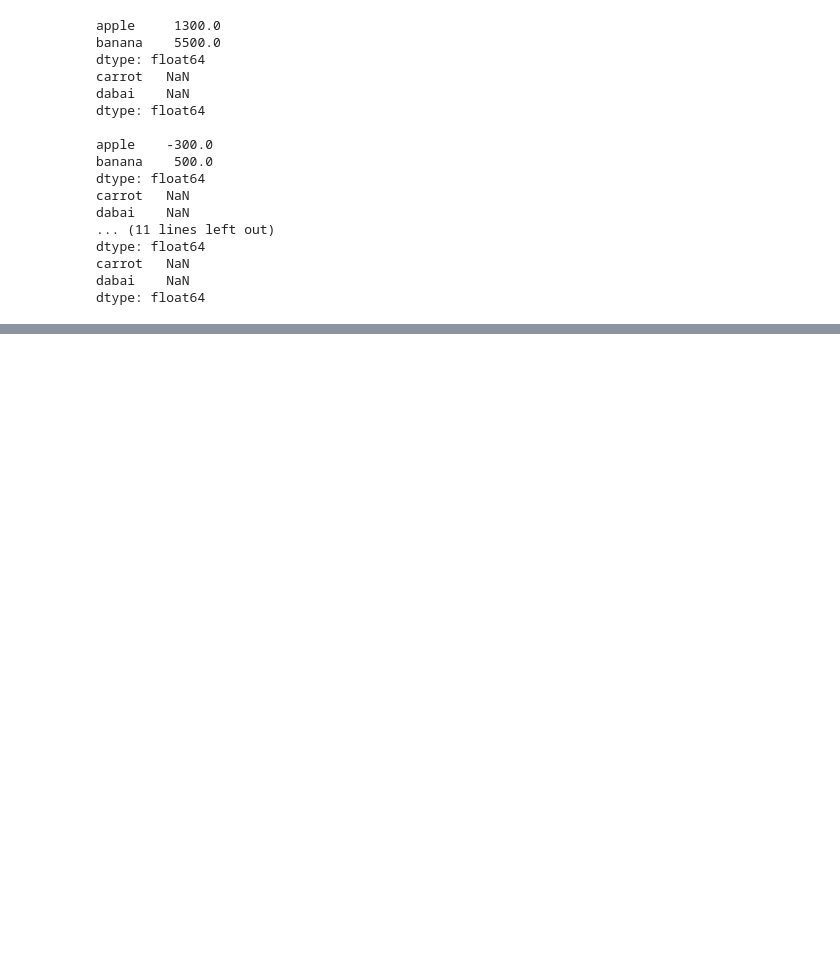
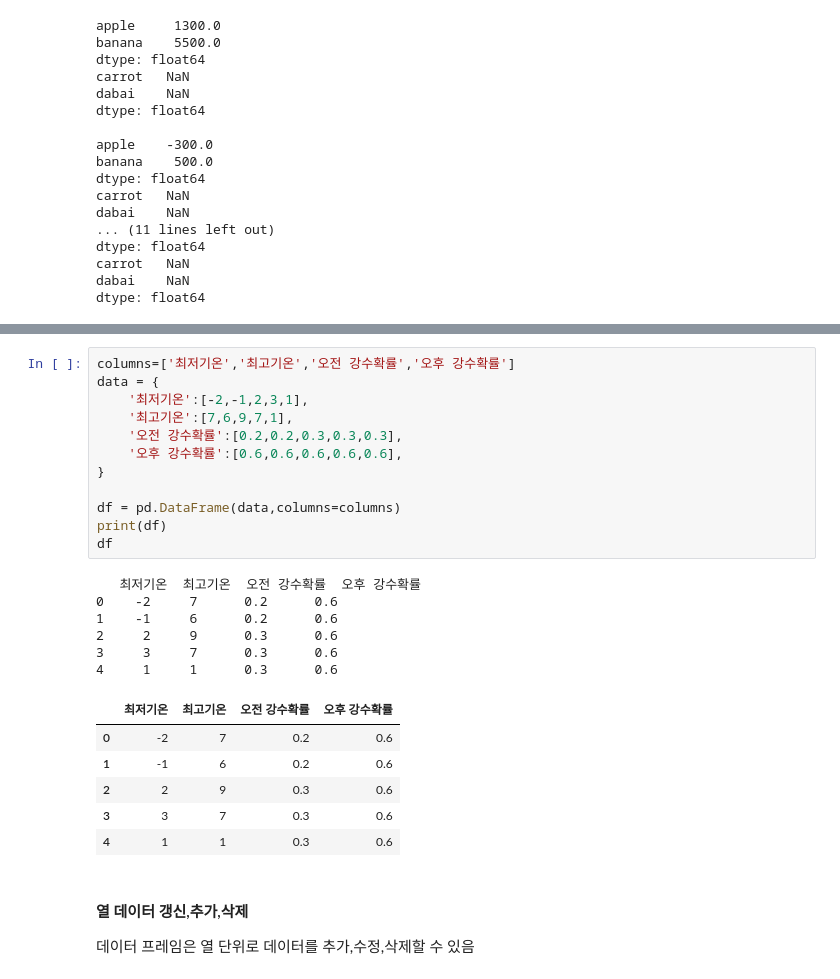
Before and after one commit to pjh753156a/python-basic, a Jupyter notebook: python_numpy/pandas/pandas_class.ipynb, the cells around one changed output, grey strips where cells are left out. Drawn from its saved outputs; the diff is of its cells as text; blank space fills up the shorter version.

```diff
--- a/python_numpy/pandas/pandas_class.ipynb
+++ b/python_numpy/pandas/pandas_class.ipynb
@@ -422,0 +530,28 @@ dtype: float64
+# %%
+columns=['최저기온','최고기온','오전 강수확률','오후 강수확률']
+data = {
+    '최저기온':[-2,-1,2,3,1],
+    '최고기온':[7,6,9,7,1],
+    '오전 강수확률':[0.2,0.2,0.3,0.3,0.3],
+    '오후 강수확률':[0.6,0.6,0.6,0.6,0.6],
+}
+
+df = pd.DataFrame(data,columns=columns)
+print(df)
+df
+# %% [output]
+   최저기온  최고기온  오전 강수확률  오후 강수확률
+0    -2     7      0.2      0.6
+1    -1     6      0.2      0.6
+2     2     9      0.3      0.6
+3     3     7      0.3      0.6
+4     1     1      0.3      0.6
+|  | 최저기온 | 최고기온 | 오전 강수확률 | 오후 강수확률 |
+| 0 | -2 | 7 | 0.2 | 0.6 |
+| 1 | -1 | 6 | 0.2 | 0.6 |
+| 2 | 2 | 9 | 0.3 | 0.6 |
+| 3 | 3 | 7 | 0.3 | 0.6 |
+| 4 | 1 | 1 | 0.3 | 0.6 |
+# %% [markdown]
+#### 열 데이터 갱신,추가,삭제
+데이터 프레임은 열 단위로 데이터를 추가,수정,삭제할 수 있음
```
Also changed, not shown: parts of 35 cells of this notebook, 4 other files.
